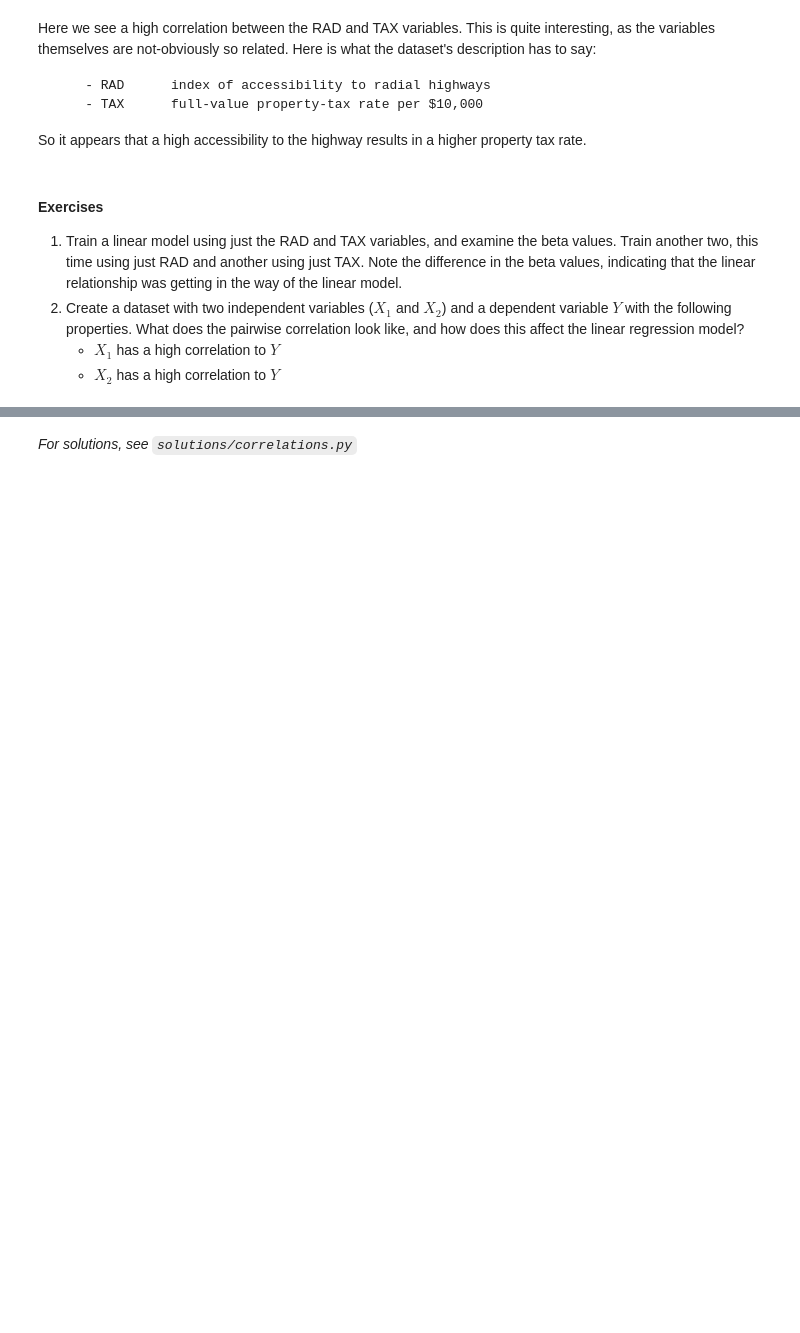
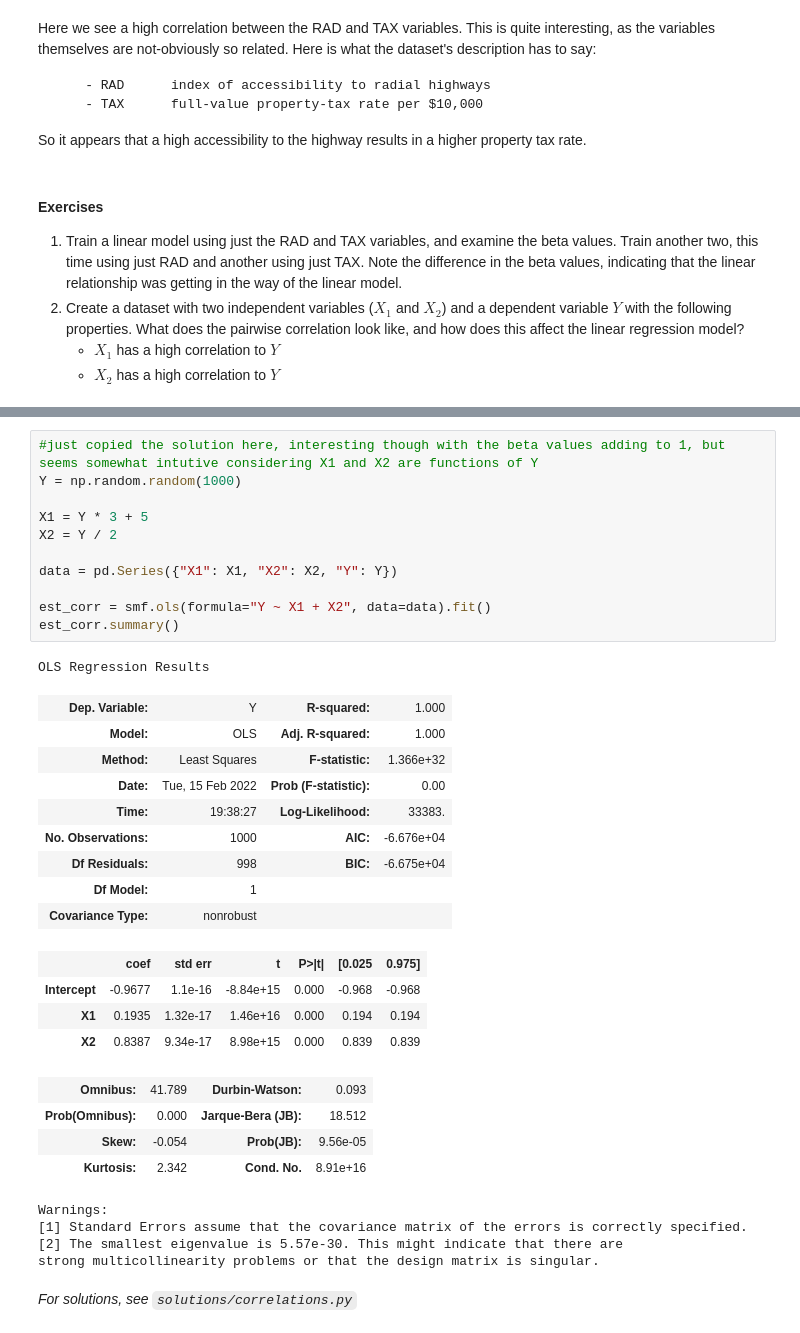
Before and after one commit to PythonCharmers/QuantFinance, a Jupyter notebook: notebooks/Module 1.3.4 - Multicolinearity.ipynb, the cells around one changed output, grey strips where cells are left out. Drawn from its saved outputs; the diff is of its cells as text; blank space fills up the shorter version.

```diff
--- a/notebooks/Module 1.3.4 - Multicolinearity.ipynb
+++ b/notebooks/Module 1.3.4 - Multicolinearity.ipynb
@@ -99,3 +134,37 @@ So it appears that a high accessibility to the highway results in a higher prope
+# %%
+#just copied the solution here, interesting though with the beta values adding to 1, but seems somewhat intutive considering X1 and X2 are functions of Y
+Y = np.random.random(1000)
+
+X1 = Y * 3 + 5
+X2 = Y / 2
+
+data = pd.Series({"X1": X1, "X2": X2, "Y": Y})
+
+est_corr = smf.ols(formula="Y ~ X1 + X2", data=data).fit()
+est_corr.summary()
+# %% [output]
+OLS Regression Results
+| Dep. Variable: | Y | R-squared: | 1.000 |
+| Model: | OLS | Adj. R-squared: | 1.000 |
+| Method: | Least Squares | F-statistic: | 1.366e+32 |
+| Date: | Tue, 15 Feb 2022 | Prob (F-statistic): | 0.00 |
+| Time: | 19:38:27 | Log-Likelihood: | 33383. |
+| No. Observations: | 1000 | AIC: | -6.676e+04 |
+| Df Residuals: | 998 | BIC: | -6.675e+04 |
+| Df Model: | 1 |  |  |
+| Covariance Type: | nonrobust |  |  |
+|  | coef | std err | t | P>|t| | [0.025 | 0.975] |
+| Intercept | -0.9677 | 1.1e-16 | -8.84e+15 | 0.000 | -0.968 | -0.968 |
+| X1 | 0.1935 | 1.32e-17 | 1.46e+16 | 0.000 | 0.194 | 0.194 |
+| X2 | 0.8387 | 9.34e-17 | 8.98e+15 | 0.000 | 0.839 | 0.839 |
+| Omnibus: | 41.789 | Durbin-Watson: | 0.093 |
+| Prob(Omnibus): | 0.000 | Jarque-Bera (JB): | 18.512 |
+| Skew: | -0.054 | Prob(JB): | 9.56e-05 |
+| Kurtosis: | 2.342 | Cond. No. | 8.91e+16 |
+Warnings:
+[1] Standard Errors assume that the covariance matrix of the errors is correctly specified.
+[2] The smallest eigenvalue is 5.57e-30. This might indicate that there are
+strong multicollinearity problems or that the design matrix is singular.
 # %% [markdown]
 *For solutions, see `solutions/correlations.py`*
 # %% [markdown]
```
Also changed, not shown: parts of 6 cells of this notebook.
